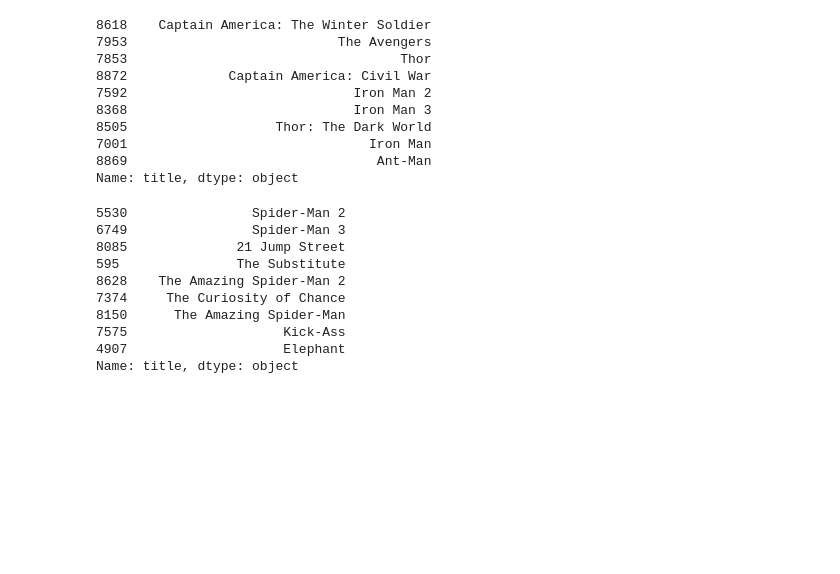
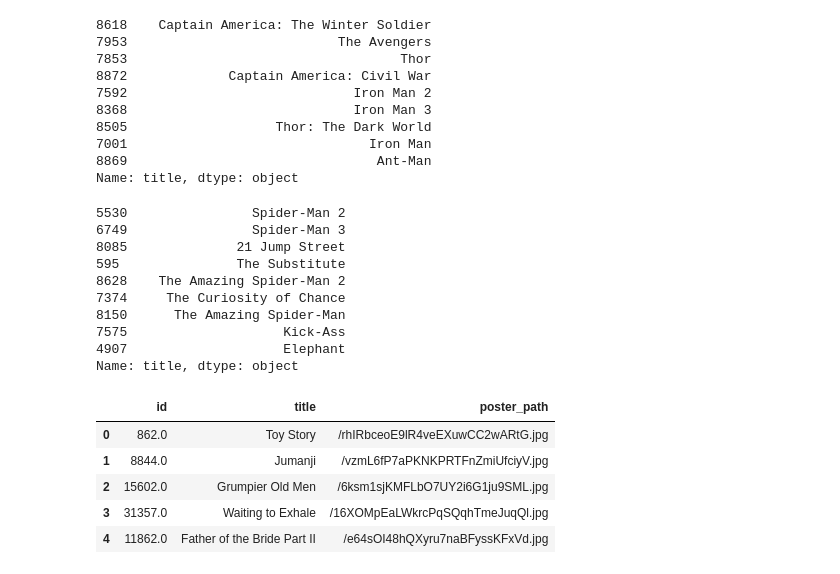
Before and after one commit to bmtthan/Movie-Recommender, a Jupyter notebook: Src/Content based - MovieRecommender.ipynb, the cells around one changed output. Cells and saved outputs as stored; diff of their text form; code cells hidden in the pictures; blank space fills up the shorter version.

```diff
--- a/Src/Content based - MovieRecommender.ipynb
+++ b/Src/Content based - MovieRecommender.ipynb
@@ -176,7 +185,7 @@ smovies.keywords = smovies.keywords.apply(' '.join)
 # %%
 smovies['tags'] = smovies.genres + ' ' + smovies.overview + ' ' + smovies.cast + ' ' + smovies.crew +' ' + smovies.keywords
 # %%
-smovies = smovies[['id','title','tags']]
+smovies = smovies[['id','title','tags','poster_path']]
 smovies.tags = smovies.tags.apply(lambda x:x.lower())
 # %%
 smovies.tags[0]
@@ -207,16 +216,14 @@ count_matrix = count.fit_transform(smovies['tags'])
 # %%
 cosine_sim = cosine_similarity(count_matrix, count_matrix)
 # %%
-smovies = smovies.reset_index()
-titles = smovies['title']
-indices = pd.Series(smovies.index, index=smovies['title'])
+indices = smovies[['id','title','poster_path']]
 def get_recommendations(title):
-    idx = indices[title]
+    idx = indices[indices.title == title].index[0]
     sim_scores = list(enumerate(cosine_sim[idx]))
     sim_scores = sorted(sim_scores, key=lambda x: x[1], reverse=True)
     sim_scores = sim_scores[1:10]
     movie_indices = [i[0] for i in sim_scores]
-    return titles.iloc[movie_indices]
+    return indices.iloc[movie_indices].title
 # %%
 get_recommendations('Avengers: Age of Ultron')
 # %% [output]
@@ -249,2 +256,10 @@ pickle.dump(cosine_sim,open("../Arts/cosine_sim.pkl","wb"))
 # %%
 #Test git
+indices.head()
+# %% [output]
+|  | id | title | poster_path |
+| 0 | 862.0 | Toy Story | /rhIRbceoE9lR4veEXuwCC2wARtG.jpg |
+| 1 | 8844.0 | Jumanji | /vzmL6fP7aPKNKPRTFnZmiUfciyV.jpg |
+| 2 | 15602.0 | Grumpier Old Men | /6ksm1sjKMFLbO7UY2i6G1ju9SML.jpg |
+| 3 | 31357.0 | Waiting to Exhale | /16XOMpEaLWkrcPqSQqhTmeJuqQl.jpg |
+| 4 | 11862.0 | Father of the Bride Part II | /e64sOI48hQXyru7naBFyssKFxVd.jpg |
```
Also changed, not shown: parts of 7 cells of this notebook, 1 other file.
